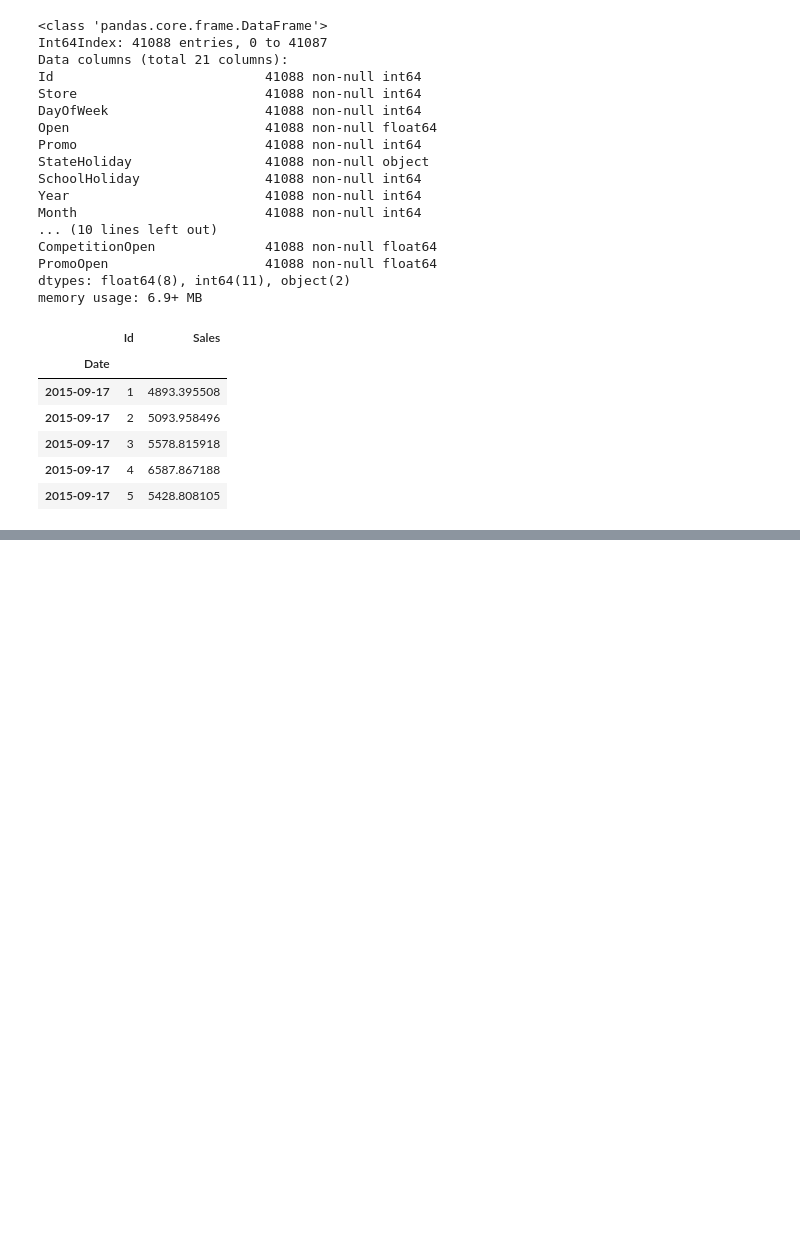
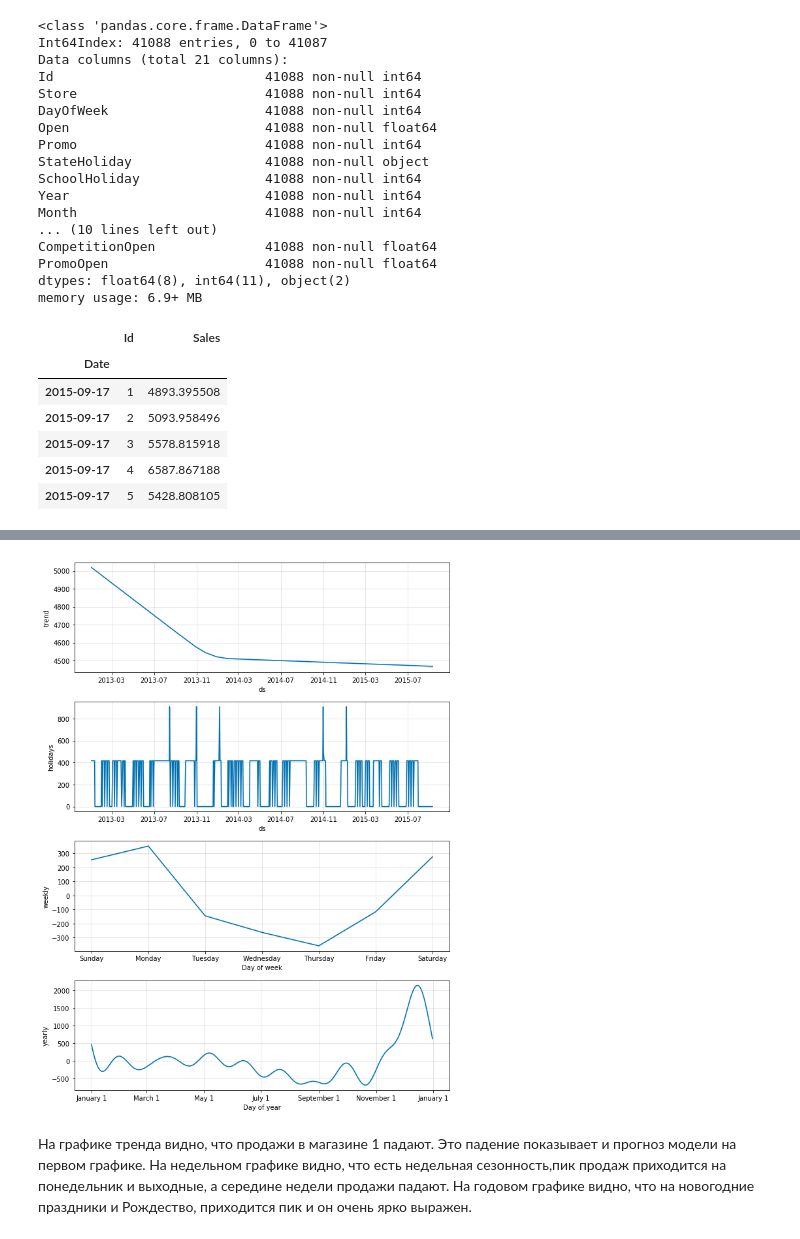
Before and after one commit to Albinamkh21/ds_hw, a Jupyter notebook: demand_prediction.ipynb, the cells around one changed output, grey strips where cells are left out. Drawn from its saved outputs; the diff is of its cells as text; code cells hidden in the pictures; blank space fills up the shorter version.

```diff
--- a/demand_prediction.ipynb
+++ b/demand_prediction.ipynb
@@ -874,0 +1073,9 @@ forecasts.head()
+# %%
+my_model.plot_components(forecast);
+# %% [output]
+[figure, added]
+# %% [markdown]
+На графике тренда видно, что продажи в магазине 1 падают. Это падение показывает и прогноз модели на первом графике.
+На недельном графике видно, что есть недельная сезонность,пик продаж приходится на понедельник и выходные, а середине недели
+продажи падают.
+На годовом графике видно, что на новогодние праздники и Рождество, приходится пик и он очень ярко выражен.
```
Also changed, not shown: parts of 44 cells of this notebook.
